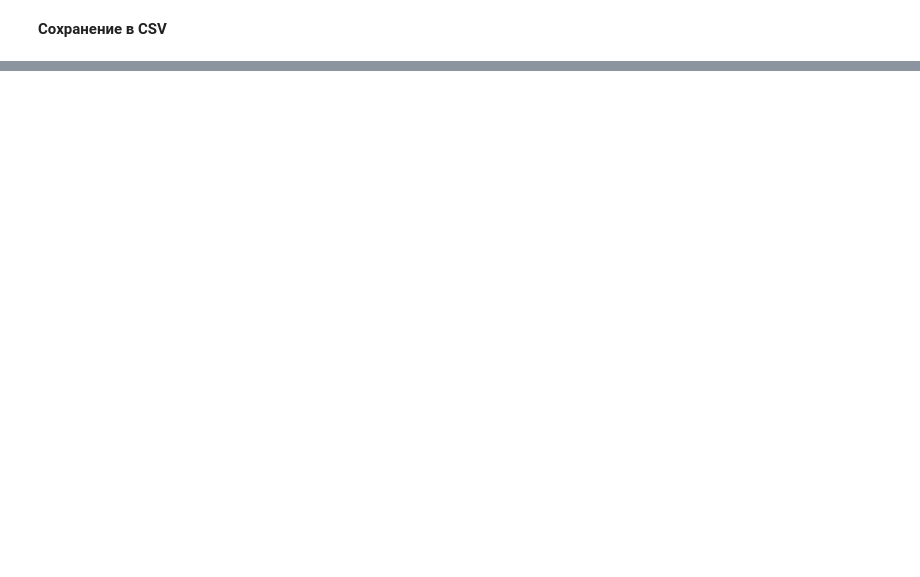
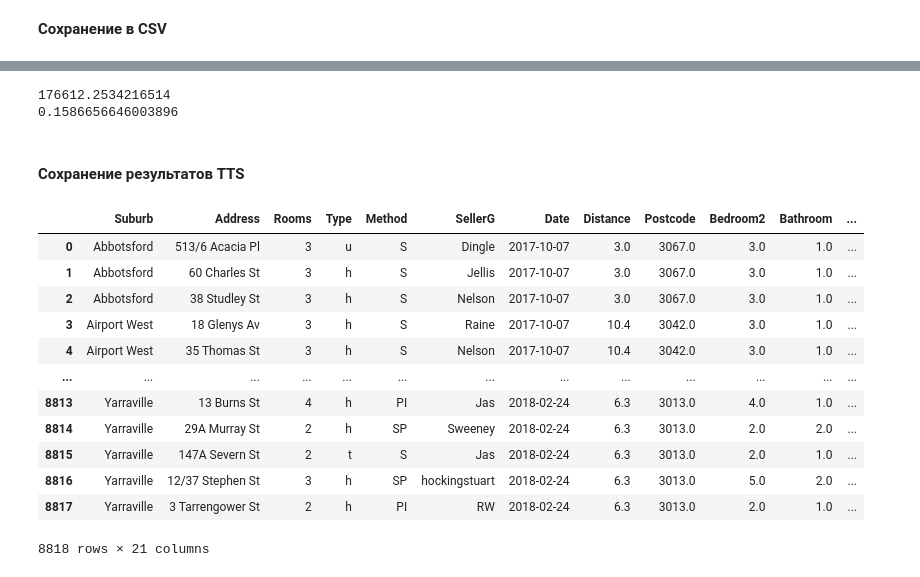
Before and after one commit to Zetis659/Data_Science_GM, a Jupyter notebook: Leopard_challenge_Regression/Leopard_challenge_Regression_2.ipynb, the cells around one changed output, grey strips where cells are left out. Drawn from its saved outputs; the diff is of its cells as text; code cells hidden in the pictures; blank space fills up the shorter version.

Commit message:
Feature: Catboost. Kaggle MAPE 14.71522 add Leopard_challenge_Regression_3 to correct errors and flaws

```diff
--- a/Leopard_challenge_Regression/Leopard_challenge_Regression_2.ipynb
+++ b/Leopard_challenge_Regression/Leopard_challenge_Regression_2.ipynb
@@ -109,6 +109,8 @@ id                 int64
 dtype: object
 # %%
 train.Date = pd.to_datetime(train.Date, format='%d/%m/%Y')
+# %%
+test.Date = pd.to_datetime(test.Date, format='%d/%m/%Y')
 # %%
 train.dtypes
 # %% [output]
@@ -1541,0 +1481,4 @@ model.fit(train_v1[X], train_v1[y])
+# %%
+model_pkl = joblib.load('catboost1.pkl')
+# %%
+test_v1['predict'] = model_pkl.predict(test_v1[X])
@@ -1553,0 +1659,23 @@ submission.head()
+# %%
+error(test['Price'], test['predict'])
+# %% [output]
+176612.2534216514
+0.1586656646003896
+# %% [markdown]
+#### Сохранение результатов TTS
+# %%
+test_v1
+# %% [output]
+|  | Suburb | Address | Rooms | Type | Method | SellerG | Date | Distance | Postcode | Bedroom2 | Bathroom | ... |
+| 0 | Abbotsford | 513/6 Acacia Pl | 3 | u | S | Dingle | 2017-10-07 | 3.0 | 3067.0 | 3.0 | 1.0 | ... |
+| 1 | Abbotsford | 60 Charles St | 3 | h | S | Jellis | 2017-10-07 | 3.0 | 3067.0 | 3.0 | 1.0 | ... |
+| 2 | Abbotsford | 38 Studley St | 3 | h | S | Nelson | 2017-10-07 | 3.0 | 3067.0 | 3.0 | 1.0 | ... |
+| 3 | Airport West | 18 Glenys Av | 3 | h | S | Raine | 2017-10-07 | 10.4 | 3042.0 | 3.0 | 1.0 | ... |
+| 4 | Airport West | 35 Thomas St | 3 | h | S | Nelson | 2017-10-07 | 10.4 | 3042.0 | 3.0 | 1.0 | ... |
+| ... | ... | ... | ... | ... | ... | ... | ... | ... | ... | ... | ... | ... |
+| 8813 | Yarraville | 13 Burns St | 4 | h | PI | Jas | 2018-02-24 | 6.3 | 3013.0 | 4.0 | 1.0 | ... |
+| 8814 | Yarraville | 29A Murray St | 2 | h | SP | Sweeney | 2018-02-24 | 6.3 | 3013.0 | 2.0 | 2.0 | ... |
+| 8815 | Yarraville | 147A Severn St | 2 | t | S | Jas | 2018-02-24 | 6.3 | 3013.0 | 2.0 | 1.0 | ... |
+| 8816 | Yarraville | 12/37 Stephen St | 3 | h | SP | hockingstuart | 2018-02-24 | 6.3 | 3013.0 | 5.0 | 2.0 | ... |
+| 8817 | Yarraville | 3 Tarrengower St | 2 | h | PI | RW | 2018-02-24 | 6.3 | 3013.0 | 2.0 | 1.0 | ... |
+8818 rows × 21 columns
```
Also changed, not shown: parts of 111 cells of this notebook, 42 other files.
